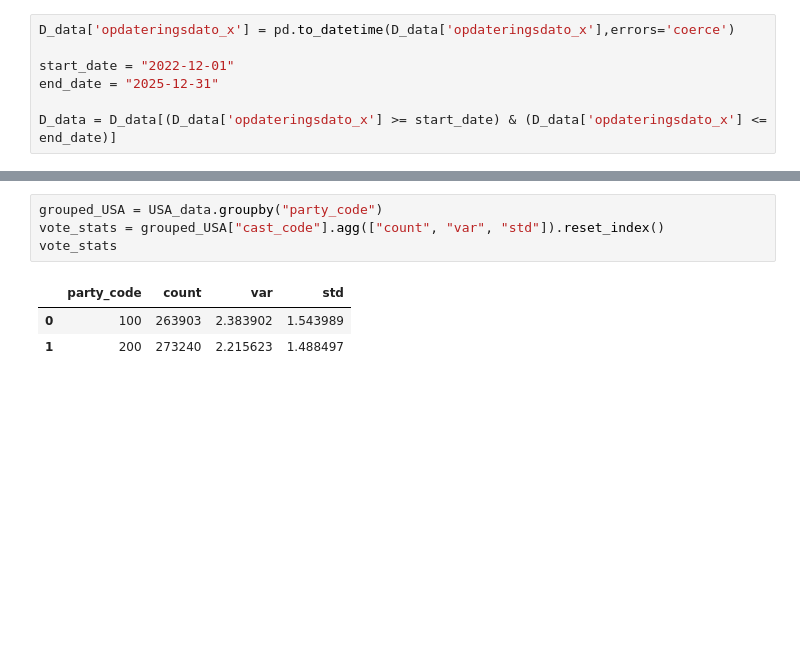
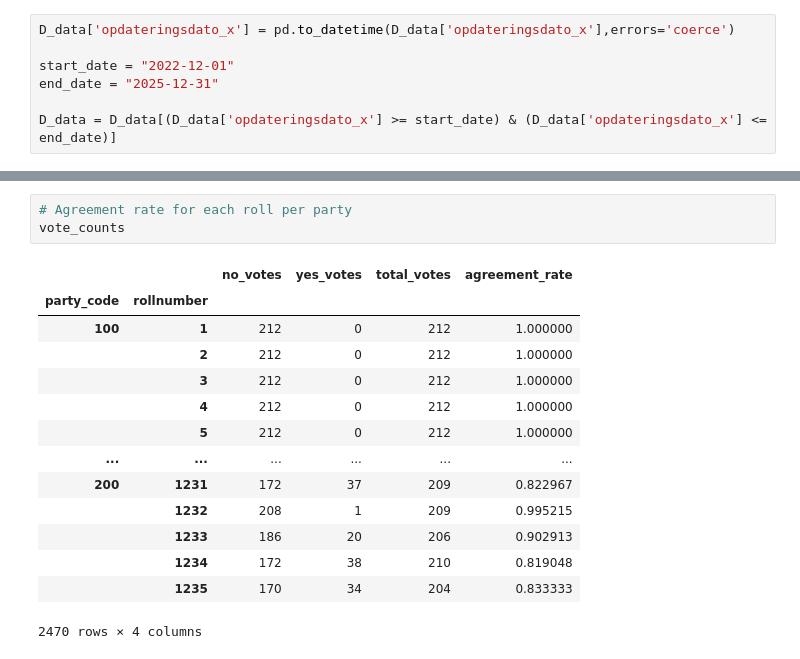
Before and after one commit to Lukas1930/Polarization, a Jupyter notebook: statistics_on_parties.ipynb, the cells around one changed output, grey strips where cells are left out. Cells and saved outputs as stored; diff of their text form; blank space fills up the shorter version.

```diff
--- a/statistics_on_parties.ipynb
+++ b/statistics_on_parties.ipynb
@@ -47,8 +39,18 @@ print(party_stats)
-# %%
-grouped_USA = USA_data.groupby("party_code")
-vote_stats = grouped_USA["cast_code"].agg(["count", "var", "std"]).reset_index()
-vote_stats
-# %% [output]
-|  | party_code | count | var | std |
-| 0 | 100 | 263903 | 2.383902 | 1.543989 |
-| 1 | 200 | 273240 | 2.215623 | 1.488497 |
+# %%
+# Agreement rate for each roll per party
+vote_counts
+# %% [output]
+|  |  | no_votes | yes_votes | total_votes | agreement_rate |
+| party_code | rollnumber |  |  |  |  |
+| 100 | 1 | 212 | 0 | 212 | 1.000000 |
+|  | 2 | 212 | 0 | 212 | 1.000000 |
+|  | 3 | 212 | 0 | 212 | 1.000000 |
+|  | 4 | 212 | 0 | 212 | 1.000000 |
+|  | 5 | 212 | 0 | 212 | 1.000000 |
+| ... | ... | ... | ... | ... | ... |
+| 200 | 1231 | 172 | 37 | 209 | 0.822967 |
+|  | 1232 | 208 | 1 | 209 | 0.995215 |
+|  | 1233 | 186 | 20 | 206 | 0.902913 |
+|  | 1234 | 172 | 38 | 210 | 0.819048 |
+|  | 1235 | 170 | 34 | 204 | 0.833333 |
+2470 rows × 4 columns
```
Also changed, not shown: parts of 9 cells of this notebook.
